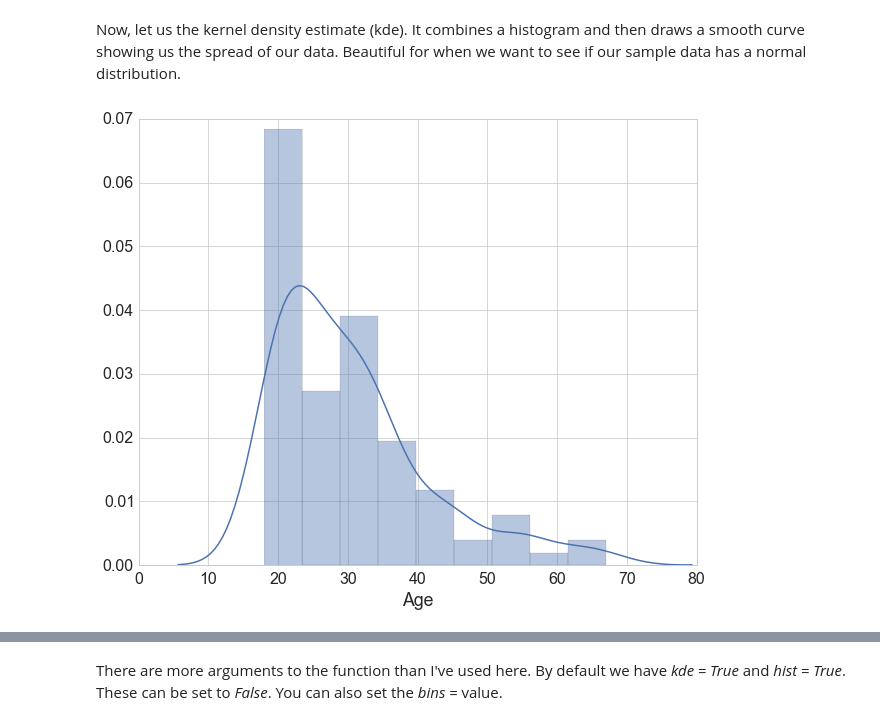
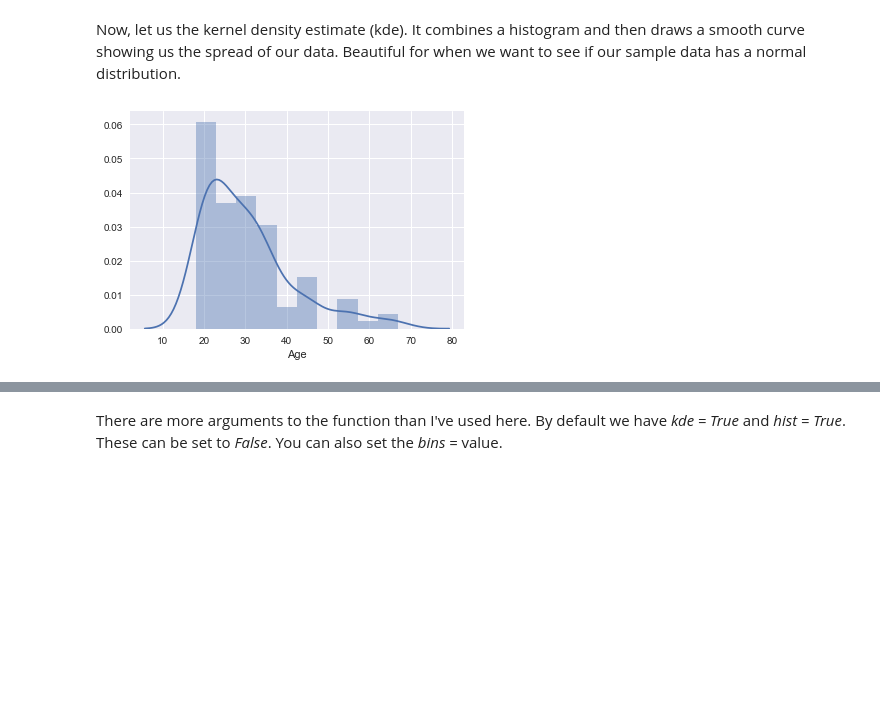
Before and after one commit to falconjs/Archaeopteryx, a Jupyter notebook: Python_for_Medical_Statistics/Chapter05_A_closer_look_at_our_data.ipynb, the cells around one changed output, grey strips where cells are left out. Drawn from its saved outputs; the diff is of its cells as text; code cells hidden in the pictures; blank space fills up the shorter version.

```diff
--- a/Python_for_Medical_Statistics/Chapter05_A_closer_look_at_our_data.ipynb
+++ b/Python_for_Medical_Statistics/Chapter05_A_closer_look_at_our_data.ipynb
@@ -122,0 +118,3 @@ TypeError: boxplot() got an unexpected keyword argument 'groupby'
+# %%
+sns.set()
+sns.boxplot(x="Gender", y="Age", data=data)
@@ -124,8 +133,11 @@ TypeError: boxplot() got an unexpected keyword argument 'groupby'
 #### Kernel density estimate
 # %% [markdown]
 <p>Now, let us the kernel density estimate (kde).  It combines a histogram and then draws a smooth curve showing us the spread of our data.  Beautiful for when we want to see if our sample data has a normal distribution.</p>
+# %%
+male = data[data.Gender=='Male']
+female = data[data.Gender=='Female']
 # %%
-sns.distplot(male['Age']);
+sns.distplot(male['Age'], bins=10);
 # %% [output]
-[figure, old version]
+[figure, new version]
 # %%
```
Also changed, not shown: parts of 6 cells of this notebook, 2 other files.
